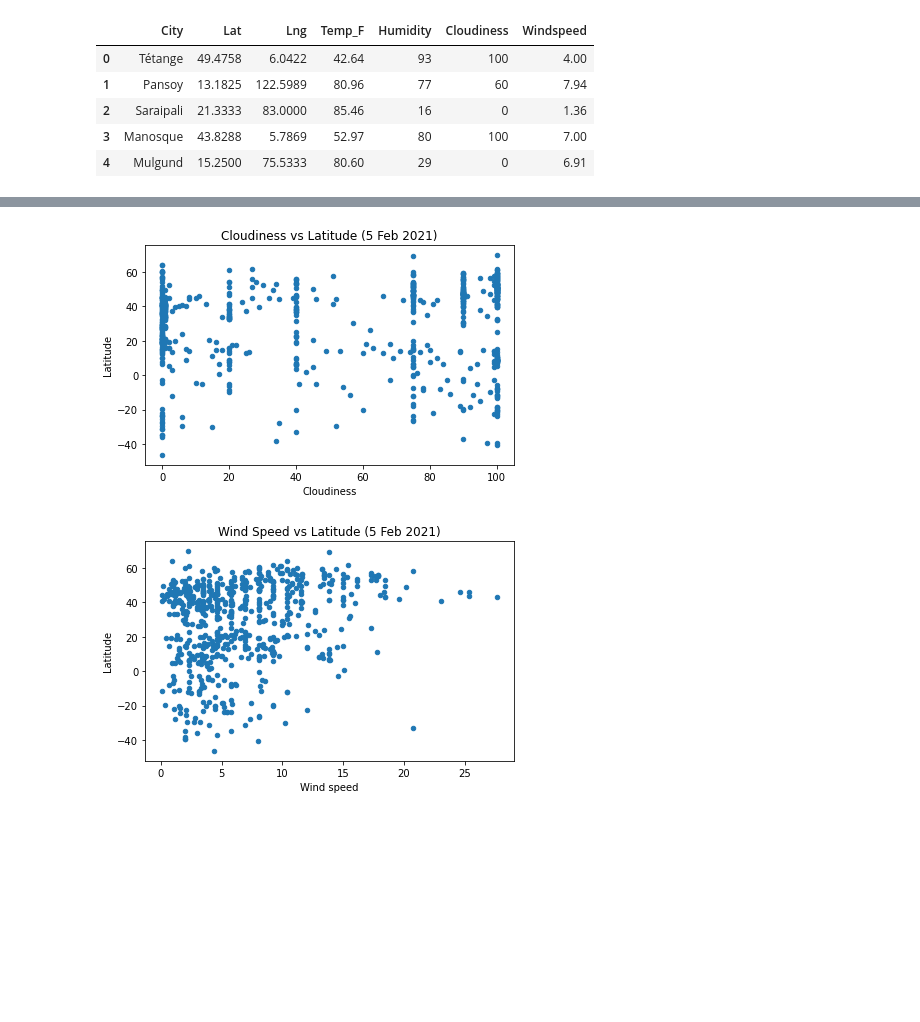
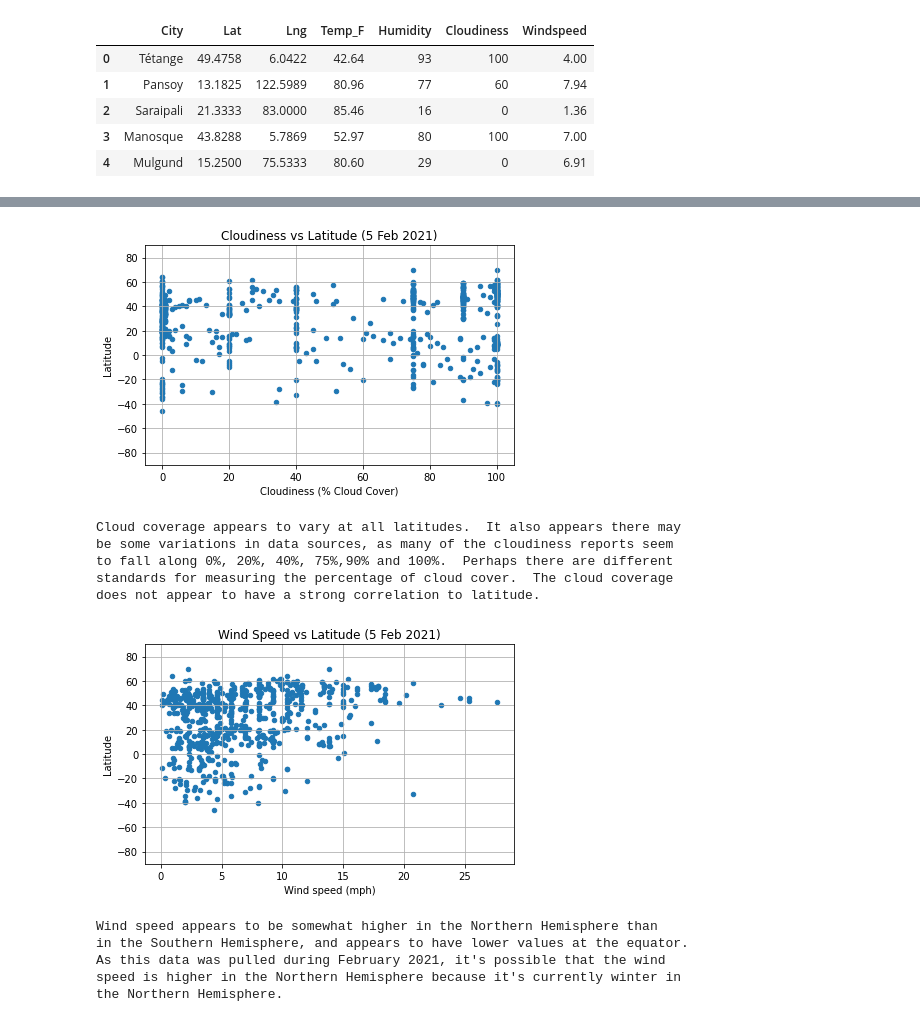
Before and after one commit to ritiktonger/weather-app, a Jupyter notebook: WeatherPy/WeatherPy.ipynb, the cells around one changed output, grey strips where cells are left out. Cells and saved outputs as stored; diff of their text form; code cells hidden in the pictures; blank space fills up the shorter version.

```diff
--- a/WeatherPy/WeatherPy.ipynb
+++ b/WeatherPy/WeatherPy.ipynb
@@ -135,21 +139,37 @@ Again, there are more data points in the Northern Hemisphere compared to the
 Southern Hemisphere, likely due to more land mass up North.  Humidity appears
 to be lower near the equator, which may be due to dryer areas like the
 southwest United States and Saharan Africa.
-# %%
-randomWeather.plot(kind='scatter',x='Cloudiness',y='Lat')
-plt.xlabel('Cloudiness')
-plt.ylabel('Latitude')
-plt.title('Cloudiness vs Latitude (5 Feb 2021)')
-plt.tight_layout()
-plt.show()
-# %% [output]
-[figure, removed]
-# %%
-randomWeather.plot(kind='scatter',x='Windspeed',y='Lat')
-plt.xlabel('Wind speed')
-plt.ylabel('Latitude')
-plt.title('Wind Speed vs Latitude (5 Feb 2021)')
-plt.tight_layout()
-plt.show()
-# %% [output]
-[figure, removed]
+# %%
+randomWeather.plot(kind='scatter',x='Cloudiness',y='Lat')
+plt.grid(b=True,which='major',axis='both')
+plt.xlabel('Cloudiness (% Cloud Cover)')
+plt.ylabel('Latitude')
+plt.ylim(-90,90)
+plt.title('Cloudiness vs Latitude (5 Feb 2021)')
+plt.tight_layout()
+plt.show()
+print(f"Cloud coverage appears to vary at all latitudes.  It also appears there may \nbe some variations in data sources, as many of the cloudiness reports seem \nto fall along 0%, 20%, 40%, 75%,90% and 100%.  Perhaps there are different \nstandards for measuring the percentage of cloud cover.  The cloud coverage \ndoes not appear to have a strong correlation to latitude.")
+# %% [output]
+[figure, added]
+Cloud coverage appears to vary at all latitudes.  It also appears there may
+be some variations in data sources, as many of the cloudiness reports seem
+to fall along 0%, 20%, 40%, 75%,90% and 100%.  Perhaps there are different
+standards for measuring the percentage of cloud cover.  The cloud coverage
+does not appear to have a strong correlation to latitude.
+# %%
+randomWeather.plot(kind='scatter',x='Windspeed',y='Lat')
+plt.grid(b=True,which='major',axis='both')
+plt.xlabel('Wind speed (mph)')
+plt.ylabel('Latitude')
+plt.ylim(-90,90)
+plt.title('Wind Speed vs Latitude (5 Feb 2021)')
+plt.tight_layout()
+plt.show()
+print(f"Wind speed appears to be somewhat higher in the Northern Hemisphere than \nin the Southern Hemisphere, and appears to have lower values at the equator.  \nAs this data was pulled during February 2021, it's possible that the wind \nspeed is higher in the Northern Hemisphere because it's currently winter in \nthe Northern Hemisphere.")
+# %% [output]
+[figure, added]
+Wind speed appears to be somewhat higher in the Northern Hemisphere than
+in the Southern Hemisphere, and appears to have lower values at the equator.
+As this data was pulled during February 2021, it's possible that the wind
+speed is higher in the Northern Hemisphere because it's currently winter in
+the Northern Hemisphere.
```
Also changed, not shown: parts of 2 cells of this notebook.
